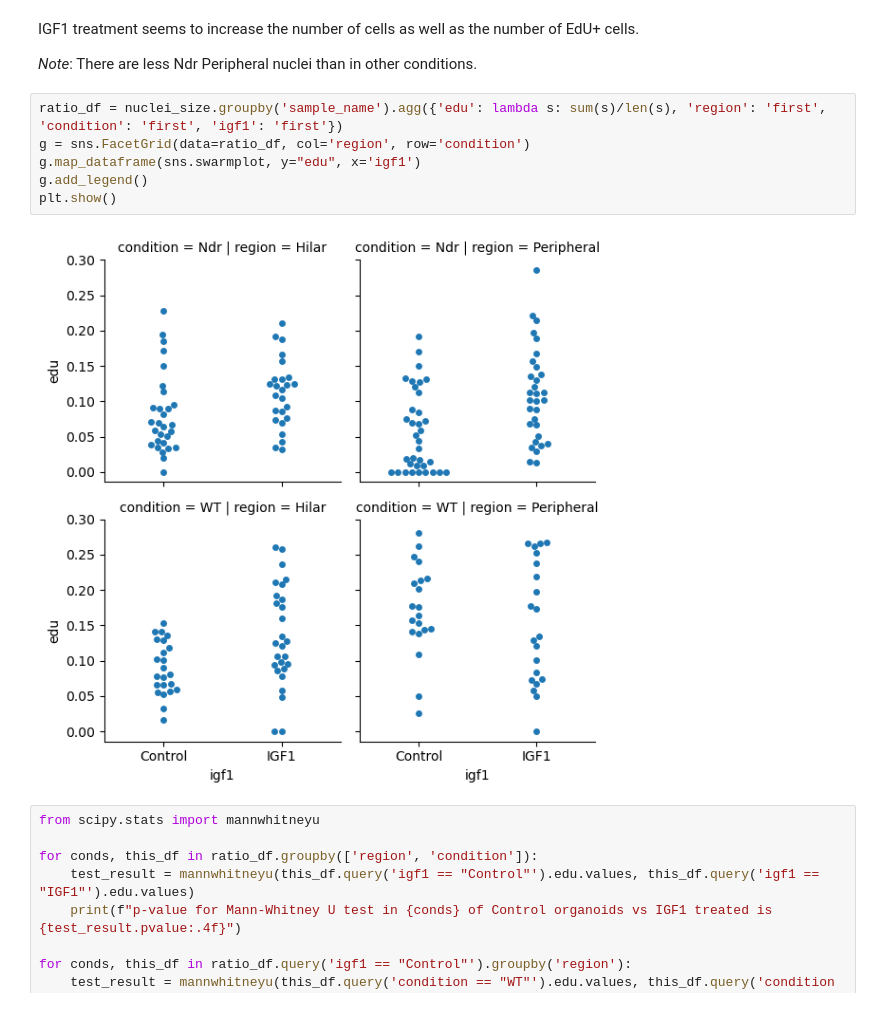
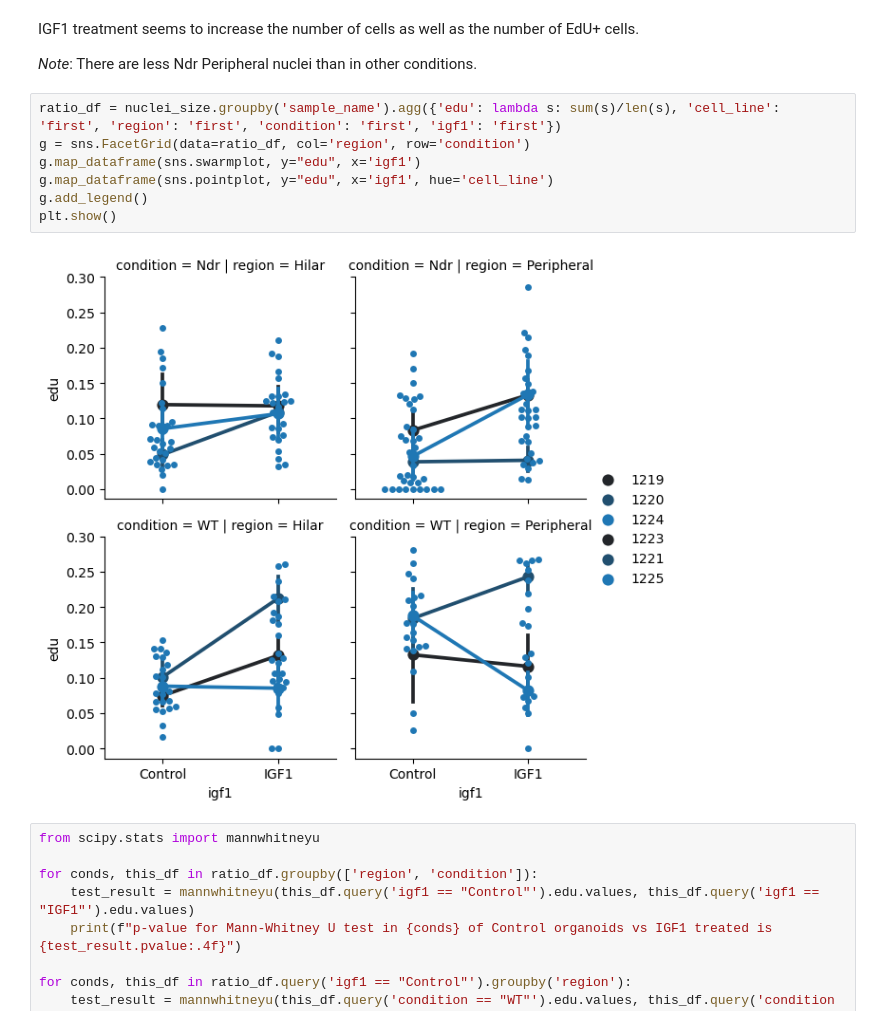
Before and after one commit to Emma-R-Andersson-Lab/iqbal_nuclei_segmenter, a Jupyter notebook: EdU_analysis.ipynb, the cells around one changed output. Drawn from its saved outputs; the diff is of its cells as text.

Commit message:
Updated notebook to include per cell line

```diff
--- a/EdU_analysis.ipynb
+++ b/EdU_analysis.ipynb
@@ -142,13 +142,14 @@ IGF1 treatment seems to increase the number of cells as well as the number of Ed
 
 *Note*: There are less Ndr Peripheral nuclei than in other conditions.
 # %%
-ratio_df = nuclei_size.groupby('sample_name').agg({'edu': lambda s: sum(s)/len(s), 'region': 'first', 'condition': 'first', 'igf1': 'first'})
+ratio_df = nuclei_size.groupby('sample_name').agg({'edu': lambda s: sum(s)/len(s), 'cell_line': 'first', 'region': 'first', 'condition': 'first', 'igf1': 'first'})
 g = sns.FacetGrid(data=ratio_df, col='region', row='condition')
 g.map_dataframe(sns.swarmplot, y="edu", x='igf1')
+g.map_dataframe(sns.pointplot, y="edu", x='igf1', hue='cell_line')
 g.add_legend()
 plt.show()
 # %% [output]
-[figure, old version]
+[figure, new version]
 # %%
 from scipy.stats import mannwhitneyu
 
```
Also changed, not shown: parts of 1 cell of this notebook.
